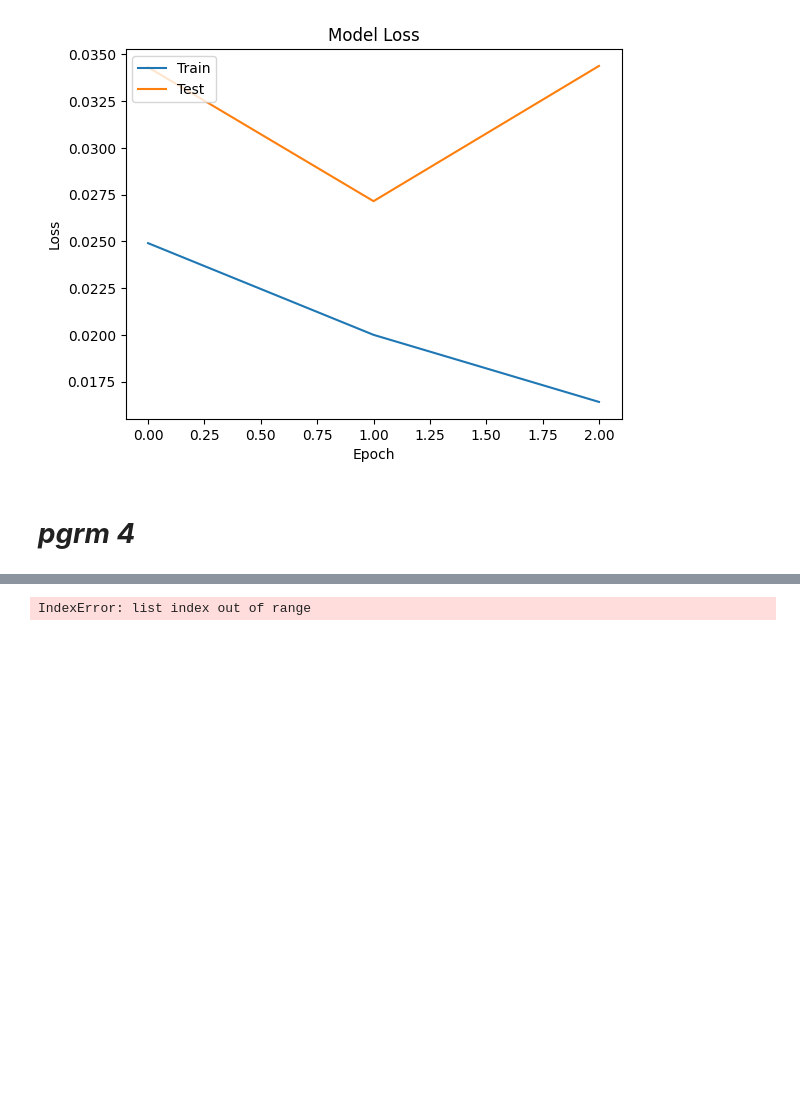
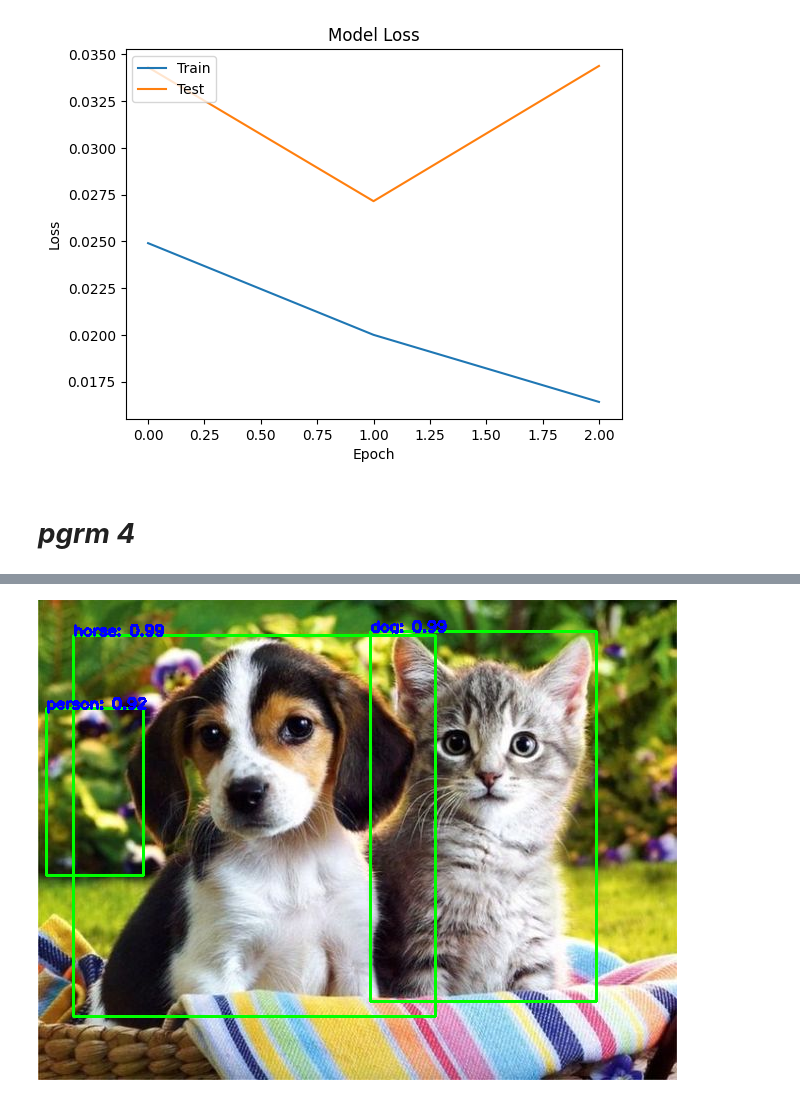
Before and after one commit to Archita0304/DeepLearning, a Jupyter notebook: Modifications.ipynb, the cells around one changed output, grey strips where cells are left out. Drawn from its saved outputs; the diff is of its cells as text; code cells hidden in the pictures; blank space fills up the shorter version.

```diff
--- a/Modifications.ipynb
+++ b/Modifications.ipynb
@@ -329,15 +313,11 @@ import torchvision
 import cv2
 import numpy as np
 from torchvision.transforms import functional as F
-import random
-from collections import Counter
-import matplotlib.pyplot as plt
+from google.colab.patches import cv2_imshow
 
-# Load the pre-trained model
 model = torchvision.models.detection.fasterrcnn_resnet50_fpn(pretrained=True)
 model.eval()
 
-# COCO category names
 coco_cat_names = ['__background__', 'person', 'bicycle', 'car', 'motorcycle', 'airplane', 'bus',
                   'train', 'truck', 'boat', 'traffic light', 'fire hydrant', 'stop sign',
                   'parking meter', 'bench', 'bird', 'cat', 'dog', 'horse', 'sheep', 'cow',
@@ -347,67 +327,52 @@ coco_cat_names = ['__background__', 'person', 'bicycle', 'car', 'motorcycle', 'a
                   'bottle', 'wine glass', 'cup', 'fork', 'knife', 'spoon', 'bowl', 'banana',
                   'apple', 'sandwich', 'orange', 'broccoli', 'carrot', 'hot dog', 'pizza',
                   'donut', 'cake', 'chair', 'couch', 'potted plant', 'bed', 'dining table',
                   'toilet', 'tv', 'laptop', 'mouse', 'remote', 'keyboard', 'cell phone',
                   'microwave', 'oven', 'toaster', 'sink', 'refrigerator', 'book', 'clock',
                   'vase', 'scissors', 'teddy bear', 'hair drier', 'toothbrush']
 
 
-# Function to detect objects and draw boxes
-def detect_obj_with_colors(path, threshold=0.5):
+def detect_obj(path, threshold=0.5):
     img = cv2.imread(path)
     if img is None:
-        print(f'Error: Could not load image from {path}.')
-        return None, []
+        print(f'Error: Could not load image from {path}. Please check the file path and ensure the image exists.')
+        return None
 
     original_img = img.copy()
     img_tensor = F.to_tensor(img)
     with torch.no_grad():
         pred = model([img_tensor])
 
     boxes = pred[0]['boxes'].cpu().numpy()
     labels = pred[0]['labels'].cpu().numpy()
     scores = pred[0]['scores'].cpu().numpy()
-    detected_labels = []
 
     for i, box in enumerate(boxes):
         if scores[i] >= threshold:
-            label = coco_cat_names[labels[i]]
+
+            label_index = labels[i]
+            if 0 <= label_index < len(coco_cat_names):
+                label = coco_cat_names[label_index]
+            else:
+                label = f"Unknown Label ({label_index})"
+                print(f"Warning: Encountered unknown label index: {label_index}")
+
+            score = scores[i]
+
             start = (int(box[0]), int(box[1]))
             end = (int(box[2]), int(box[3]))
-            detected_labels.append(labels[i])
+            cv2.rectangle(original_img, start, end, (0, 255, 0), 2)
+            cv2.putText(original_img, f"{label}: {score:.2f}", start, cv2.FONT_HERSHEY_SIMPLEX, 0.5, (255, 0, 0), 2)
 
-            # Draw rectangle
-            cv2.rectangle(original_img, start, end, (0, 255, 0), 1)
+    return original_img
 
-            # Display label below the box
-            label_position = (start[0], end[1] + 15)
-            cv2.putText(original_img, f"{label}: {scores[i]:.2f}", label_position,
-                        cv2.FONT_HERSHEY_SIMPLEX, 0.3, (128,0,0), 1)
-
-    return original_img, detected_labels
-
-# Function to count detected objects
-def count_objects(labels):
-    counts = Counter(labels)
-    obj_list = [(coco_cat_names[obj], count) for obj, count in counts.items() if 0 <= obj < len(coco_cat_names)]
-    print("Detected Object Counts:", obj_list)
-    return obj_list
-
-# Display image with matplotlib
-def display_image_with_matplotlib(image):
-    plt.figure(figsize=(8, 6))
-    plt.imshow(cv2.cvtColor(image, cv2.COLOR_BGR2RGB))
-    plt.axis('off')
-    plt.show()
-
-# Main block
 if __name__ == '__main__':
-    path = '/content/cat.jpg'  # Path to the image
-    detected_image, detected_labels = detect_obj_with_colors(path)
+    path = '/content/cats-and-dogs.jpg'
+    detected_image = detect_obj(path)
 
     if detected_image is not None:
-        object_counts = count_objects(detected_labels)
-        display_image_with_matplotlib(detected_image)
-        print("Object Counts (List):", object_counts)
+        cv2_imshow(detected_image)
+        cv2.waitKey(0)
+        cv2.destroyAllWindows()
 # %% [output]
-IndexError: list index out of range
+[figure, added]
```
Also changed, not shown: parts of 3 cells of this notebook.
